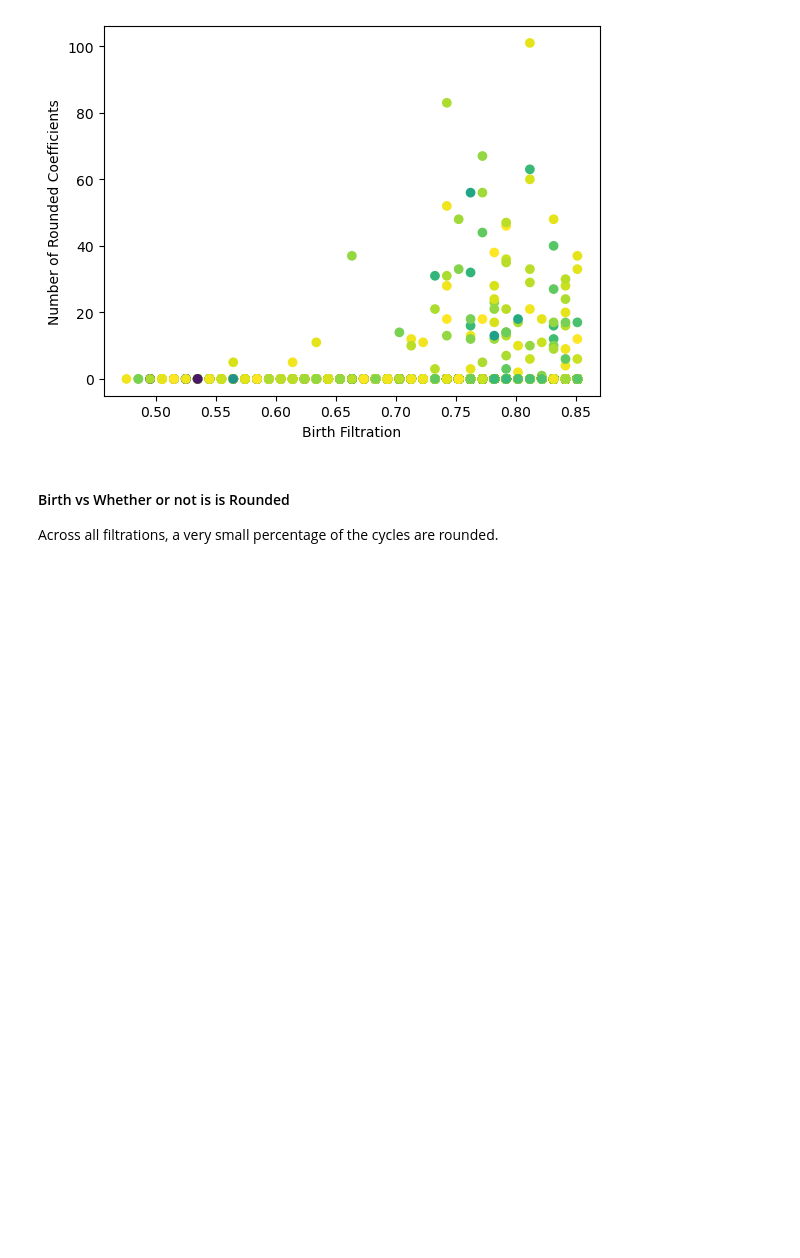
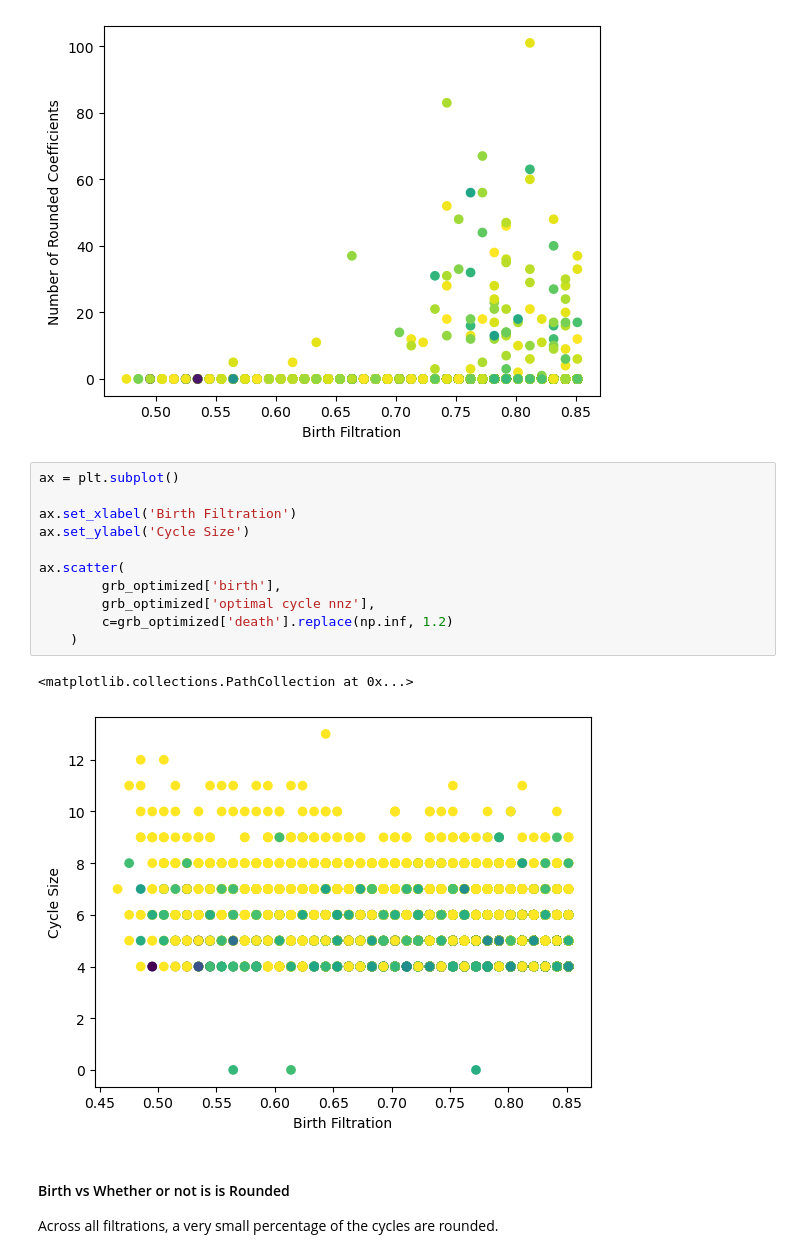
Before and after one commit to etscheelk/2024SummerTopo, a Jupyter notebook: Gavin/playtime/goodlp_vs_gurobi.ipynb, the cells around one changed output. Drawn from its saved outputs; the diff is of its cells as text; blank space fills up the shorter version.

Commit message:
optimal bounding chains

```diff
--- a/Gavin/playtime/goodlp_vs_gurobi.ipynb
+++ b/Gavin/playtime/goodlp_vs_gurobi.ipynb
@@ -353,6 +353,20 @@ ax.scatter(
 # %% [output]
 <matplotlib.collections.PathCollection at 0x...>
 [figure]
+# %%
+ax = plt.subplot()
+
+ax.set_xlabel('Birth Filtration')
+ax.set_ylabel('Cycle Size')
+
+ax.scatter(
+        grb_optimized['birth'],
+        grb_optimized['optimal cycle nnz'],
+        c=grb_optimized['death'].replace(np.inf, 1.2)
+    )
+# %% [output]
+<matplotlib.collections.PathCollection at 0x...>
+[figure, added]
 # %% [markdown]
 #### Birth vs Whether or not is is Rounded
 Across all filtrations, a very small percentage of the cycles are rounded.
```
Also changed, not shown: parts of 3 cells of this notebook, 5 other files.
